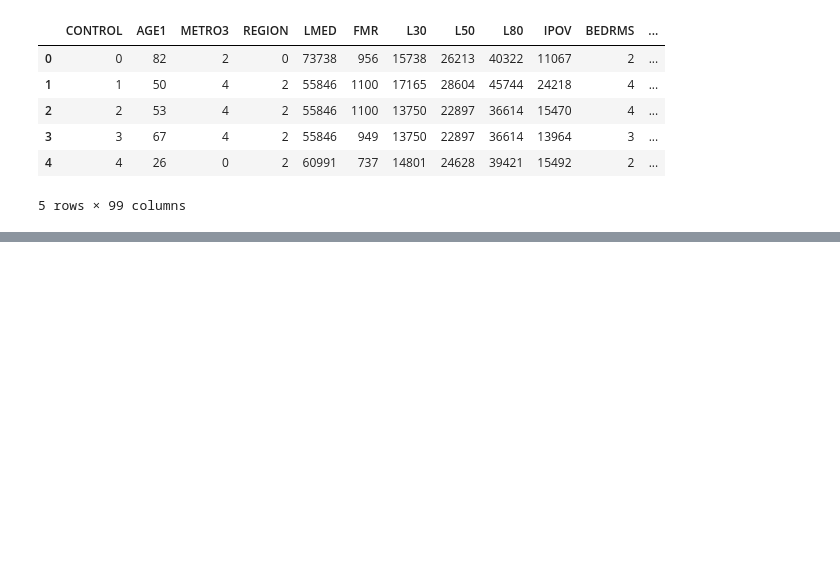
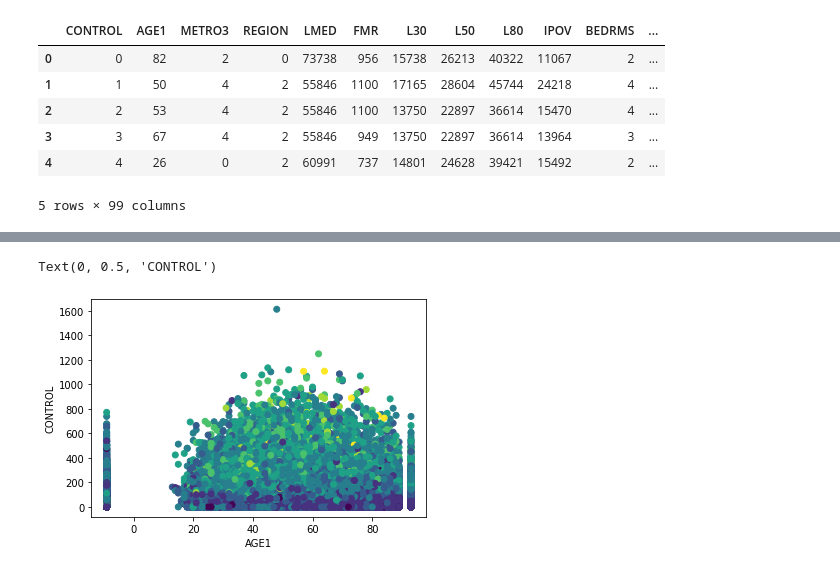
Before and after one commit to Toshukojo/DS-Unit-1-Sprint-3-Linear-Algebra, a Jupyter notebook: module3-dimensionality-reduction/LS_DS_133_High_Dimensional_Data_Assignment.ipynb, the cells around one changed output, grey strips where cells are left out. Cells and saved outputs as stored; diff of their text form; code cells hidden in the pictures; blank space fills up the shorter version.

```diff
--- a/module3-dimensionality-reduction/LS_DS_133_High_Dimensional_Data_Assignment.ipynb
+++ b/module3-dimensionality-reduction/LS_DS_133_High_Dimensional_Data_Assignment.ipynb
@@ -217,0 +277,8 @@ Length: 99, dtype: object
+# %%
+### Your Code Here
+plt.scatter(national['AGE1'], national['UTILITY'], c = national['BEDRMS'])
+plt.xlabel('AGE1')
+plt.ylabel('CONTROL')
+# %% [output]
+Text(0, 0.5, 'CONTROL')
+[figure, added]
```
Also changed, not shown: parts of 29 cells of this notebook.
